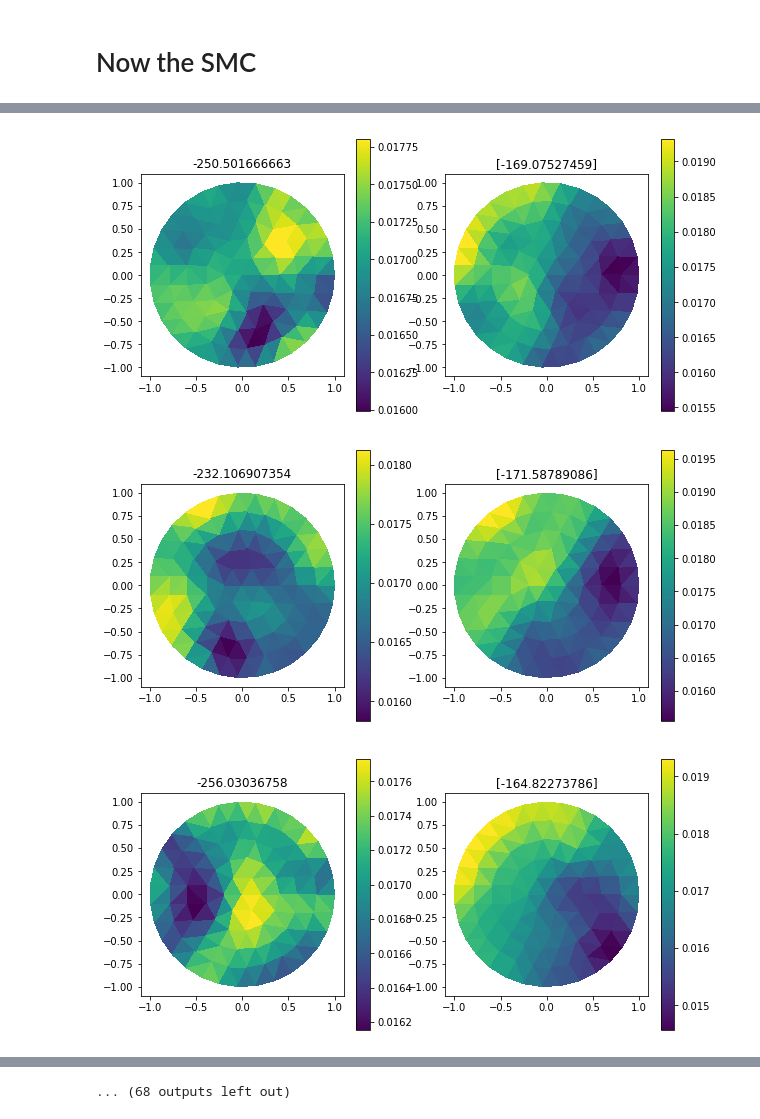
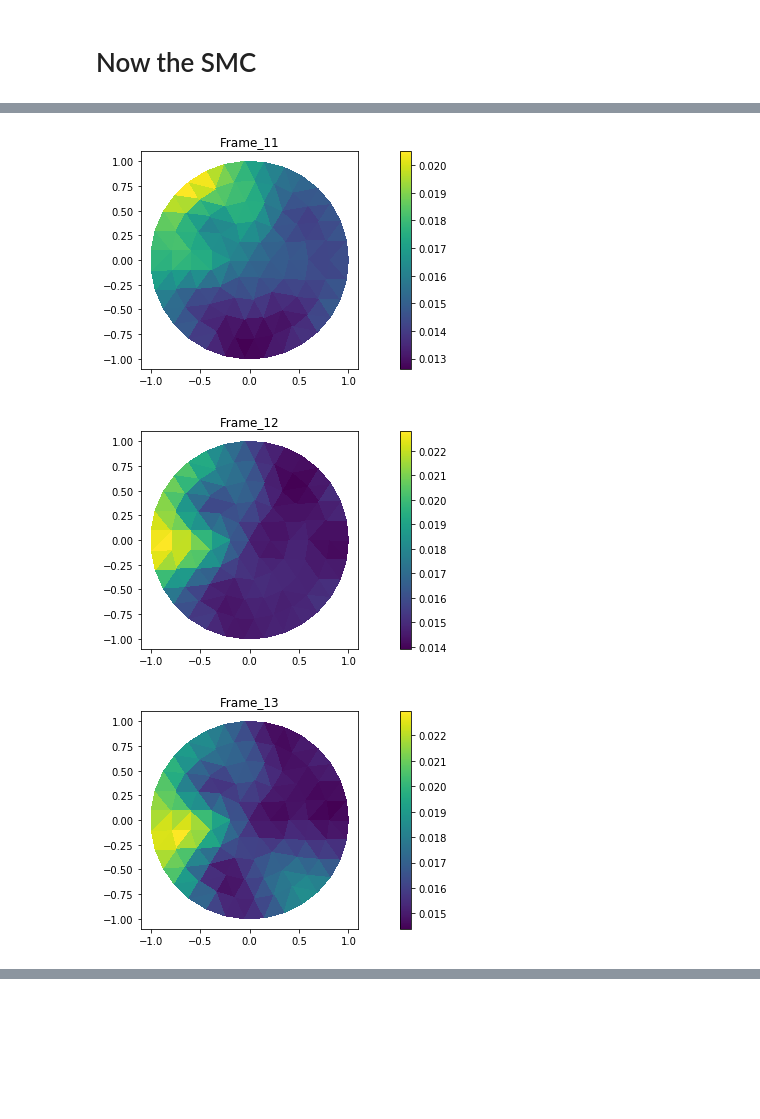
Before and after one commit to jcockayne/hydrocyclone_code, a Jupyter notebook: notebooks/Hydrocyclone_Static_EIT.ipynb, the cells around one changed output, grey strips where cells are left out. Drawn from its saved outputs; the diff is of its cells as text; code cells hidden in the pictures; blank space fills up the shorter version.

```diff
--- a/notebooks/Hydrocyclone_Static_EIT.ipynb
+++ b/notebooks/Hydrocyclone_Static_EIT.ipynb
@@ -377,15 +384,34 @@ def smc(initial_samples, kernels, resample_threshold, debug=False):
 # %%
 ### create all the kernels
 kernels = []
-for i in xrange(11,20):
-    data_to_use = data_dict[i]
+for ix, i_data in enumerate(xrange(11,21)):
+    data_prev = np.empty((0,0)) if ix == 0 else data_dict[i_data-1]
+    data_next = data_dict[i_data]
     proposal = mcmc.pcn.proposal(beta, proposal_cov)
 
+
+    for j, t in enumerate(np.linspace(0,1,intermediate_temperatures+2)[1:-1]):
+        tempered_kernel = hydrocyclone.pcn_kernel.PCNTemperingKernel_C(
+            beta,
+            prior_mean,
+            sqrt_proposal_cov,
+            grid,
+            likelihood_variance,
+            pattern,
+            data_prev,
+            data_next,
+            t,
+            fun_args,
+            proposal_dot_mat
+        )
+        tempered_kernel.name = 'Frame_{}->{}_temp={}'.format(i_data-1, i_data, t)
+        kernels.append(tempered_kernel)
+
     if use_c:
-        pcn_kernel = hydrocyclone.pcn_kernel.PCNKernel_C(beta, prior_mean, sqrt_proposal_cov, grid, likelihood_variance, pattern, data_to_use, fun_args, proposal_dot_mat)
+        pcn_kernel = hydrocyclone.pcn_kernel.PCNKernel_C(beta, prior_mean, sqrt_proposal_cov, grid, likelihood_variance, pattern, data_next, fun_args, proposal_dot_mat)
     else:
         pcn_kernel = hydrocyclone.pcn_kernel.PCNKernel(proposal, grid, op_system, likelihood_variance, pattern, data_to_use, fun_args, proposal_dot_mat)
-    pcn_kernel.name = 'Frame_{}'.format(i)
+    pcn_kernel.name = 'Frame_{}'.format(i_data)
     kernels.append(pcn_kernel)
 print len(kernels)
 # %% [output]
@@ -470,0 +469,2 @@ Actual_C -169.075274593
+# %%
+results = smc(initial_samples, kernels, 0.5, 0.2, False)
@@ -471,15 +489,10 @@ Actual_C -169.075274593
 # %%
-for i in xrange(n_particles):
-    plt.figure(figsize=(10,5))
-
-    plt.subplot(121)
-    plot_circle(proposal_design[:,0], proposal_design[:,1], np.exp(initial_samples[i,:]))
-    plt.title(-kernels[0].phi(initial_samples[i, :]))
-
-    plt.subplot(122)
-    plot_circle(proposal_design[:,0], proposal_design[:,1], np.exp(res[i,:]))
-    plt.title(likelihoods[i])
+ix=1
+for i in xrange(99, len(results), 100):
+    plt.figure()
+    plot_circle(proposal_design[:,0], proposal_design[:,1], np.exp(results[i][ix,:]))
+    plt.title(kernels[i].name)
 # %% [output]
-[figure, old version]
+[figure, new version]
-[figure, old version]
+[figure, new version]
-[figure, old version]
+[figure, new version]
@@ -495 +505,0 @@ for i in xrange(n_particles):
-... (68 outputs left out)
```
Also changed, not shown: parts of 21 cells of this notebook, 7 other files.
